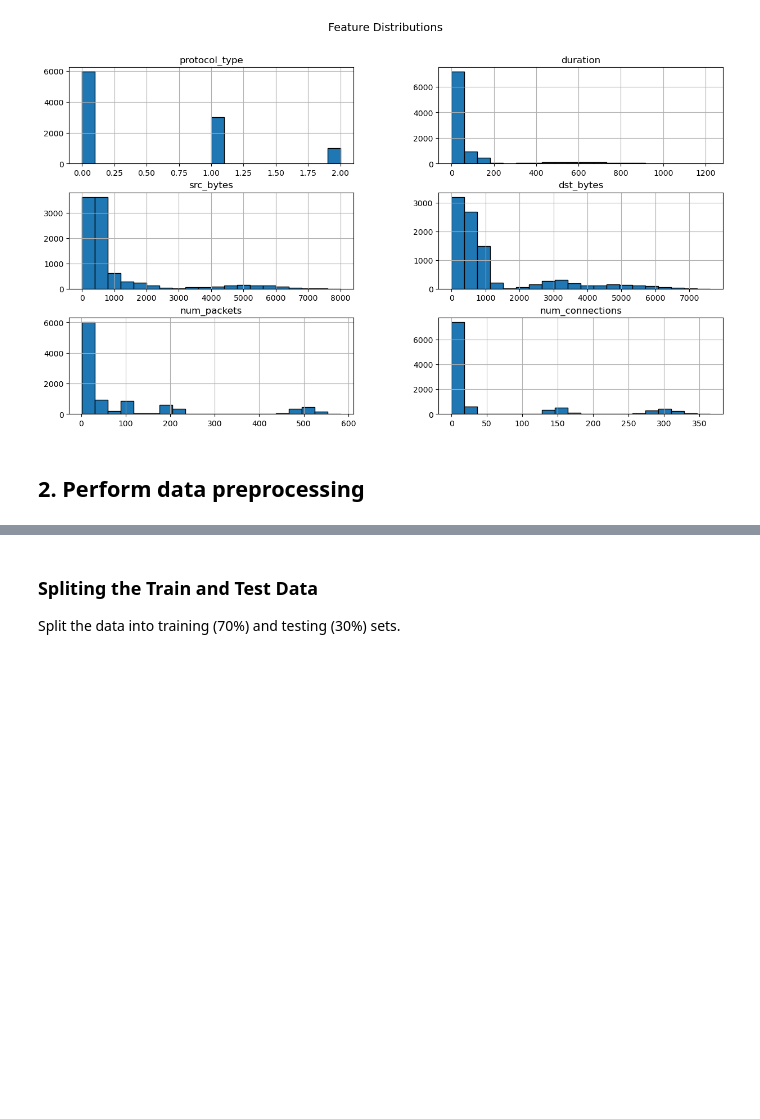
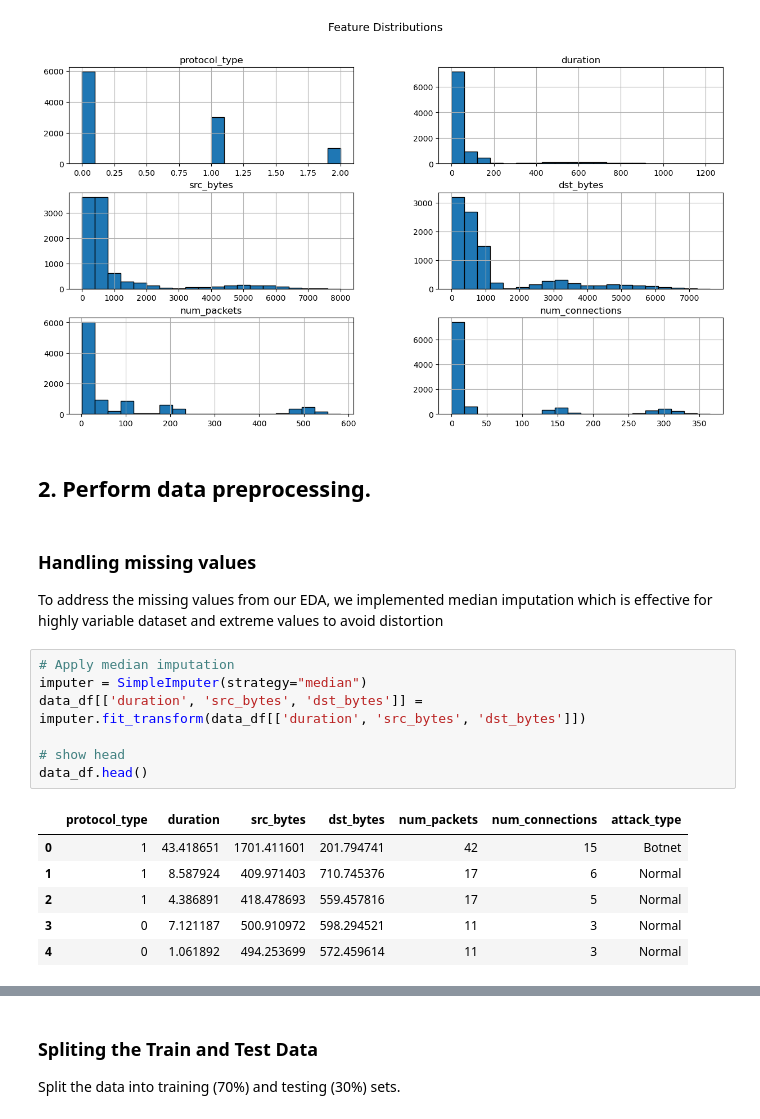
Before and after one commit to JuanTuatis/emtech-programming-assignment, a Jupyter notebook: Programming Assignment 5/Programming_Assignment_5.ipynb, the cells around one changed output, grey strips where cells are left out. Drawn from its saved outputs; the diff is of its cells as text; blank space fills up the shorter version.

```diff
--- a/Programming Assignment 5/Programming_Assignment_5.ipynb
+++ b/Programming Assignment 5/Programming_Assignment_5.ipynb
@@ -81,4 +101,21 @@ plt.show()
 # %% [output]
 [figure]
 # %% [markdown]
-## 2. Perform data preprocessing
+## 2. Perform data preprocessing.
+# %% [markdown]
+### Handling missing values
+To address the missing values from our EDA, we implemented median imputation which is effective for highly variable dataset and extreme values to avoid distortion
+# %%
+# Apply median imputation
+imputer = SimpleImputer(strategy="median")
+data_df[['duration', 'src_bytes', 'dst_bytes']] = imputer.fit_transform(data_df[['duration', 'src_bytes', 'dst_bytes']])
+
+# show head
+data_df.head()
+# %% [output]
+|  | protocol_type | duration | src_bytes | dst_bytes | num_packets | num_connections | attack_type |
+| 0 | 1 | 43.418651 | 1701.411601 | 201.794741 | 42 | 15 | Botnet |
+| 1 | 1 | 8.587924 | 409.971403 | 710.745376 | 17 | 6 | Normal |
+| 2 | 1 | 4.386891 | 418.478693 | 559.457816 | 17 | 5 | Normal |
+| 3 | 0 | 7.121187 | 500.910972 | 598.294521 | 11 | 3 | Normal |
+| 4 | 0 | 1.061892 | 494.253699 | 572.459614 | 11 | 3 | Normal |
```
Also changed, not shown: parts of 11 cells of this notebook.
